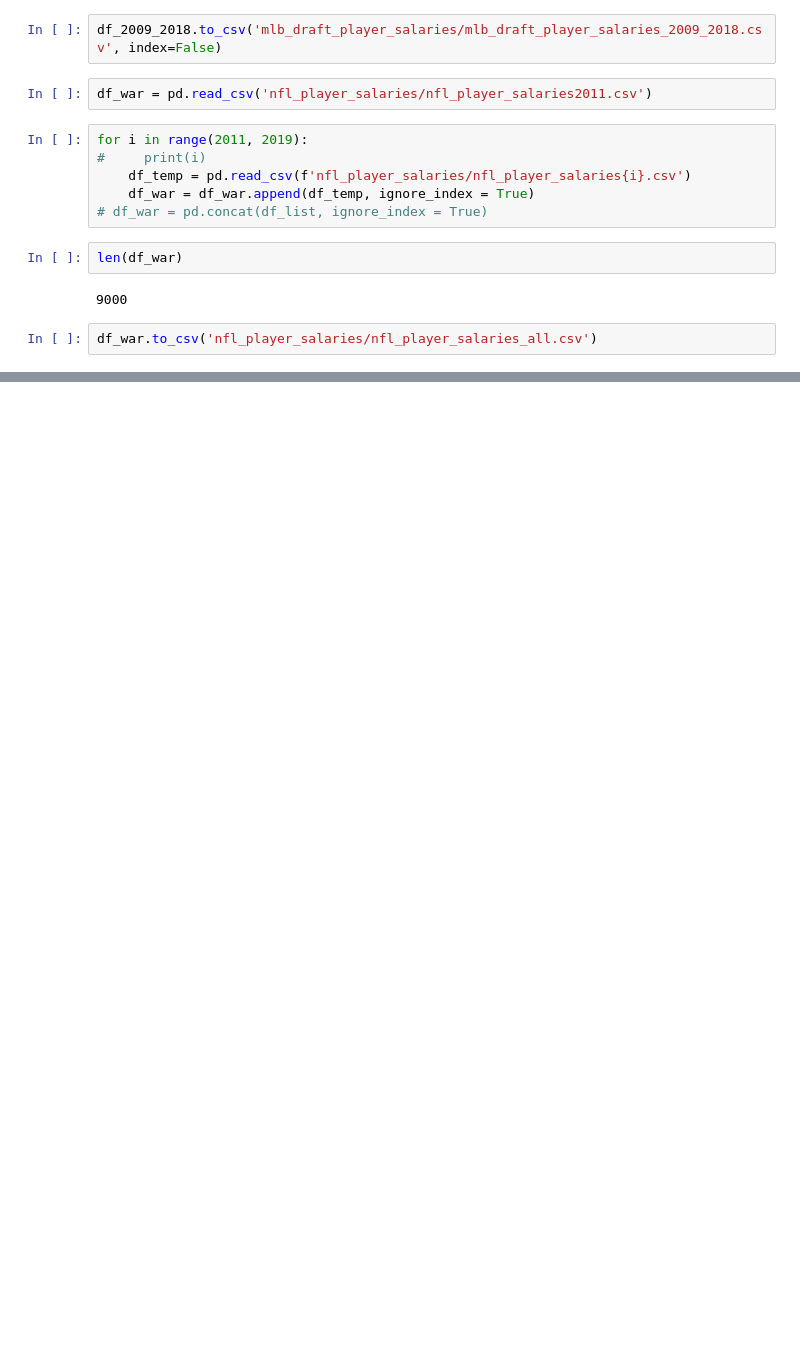
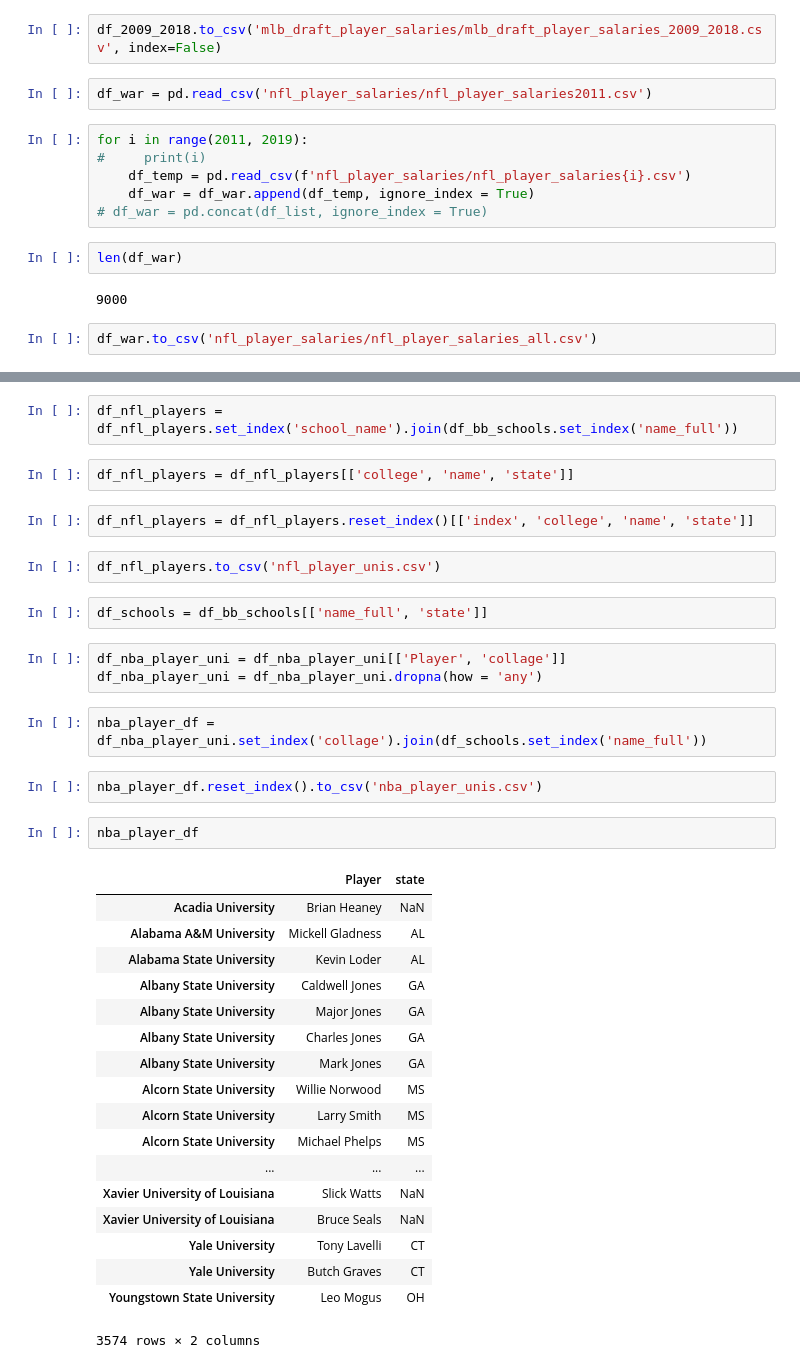
Before and after one commit to Axemen/Pro-Sports-Stats, a Jupyter notebook: libs/data_cleanup.ipynb, the cells around one changed output, grey strips where cells are left out. Cells and saved outputs as stored; diff of their text form; blank space fills up the shorter version.

Commit message:
put together player names and schools/states

```diff
--- a/libs/data_cleanup.ipynb
+++ b/libs/data_cleanup.ipynb
@@ -37,0 +130,38 @@ df_war.to_csv('nfl_player_salaries/nfl_player_salaries_all.csv')
+# %%
+df_nfl_players = df_nfl_players.set_index('school_name').join(df_bb_schools.set_index('name_full'))
+# %%
+df_nfl_players = df_nfl_players[['college', 'name', 'state']]
+# %%
+df_nfl_players = df_nfl_players.reset_index()[['index', 'college', 'name', 'state']]
+# %%
+df_nfl_players.to_csv('nfl_player_unis.csv')
+# %%
+df_schools = df_bb_schools[['name_full', 'state']]
+# %%
+df_nba_player_uni = df_nba_player_uni[['Player', 'collage']]
+df_nba_player_uni = df_nba_player_uni.dropna(how = 'any')
+# %%
+nba_player_df = df_nba_player_uni.set_index('collage').join(df_schools.set_index('name_full'))
+# %%
+nba_player_df.reset_index().to_csv('nba_player_unis.csv')
+# %%
+nba_player_df
+# %% [output]
+|  | Player | state |
+| Acadia University | Brian Heaney | NaN |
+| Alabama A&M University | Mickell Gladness | AL |
+| Alabama State University | Kevin Loder | AL |
+| Albany State University | Caldwell Jones | GA |
+| Albany State University | Major Jones | GA |
+| Albany State University | Charles Jones | GA |
+| Albany State University | Mark Jones | GA |
+| Alcorn State University | Willie Norwood | MS |
+| Alcorn State University | Larry Smith | MS |
+| Alcorn State University | Michael Phelps | MS |
+| ... | ... | ... |
+| Xavier University of Louisiana | Slick Watts | NaN |
+| Xavier University of Louisiana | Bruce Seals | NaN |
+| Yale University | Tony Lavelli | CT |
+| Yale University | Butch Graves | CT |
+| Youngstown State University | Leo Mogus | OH |
+3574 rows × 2 columns
```
Also changed, not shown: parts of 21 cells of this notebook, 5 other files.
